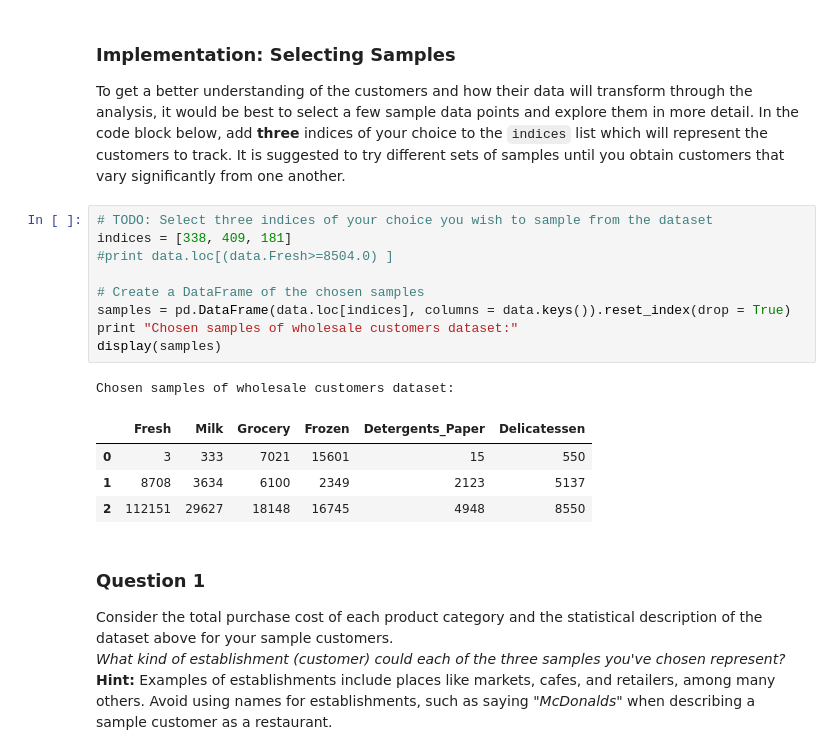
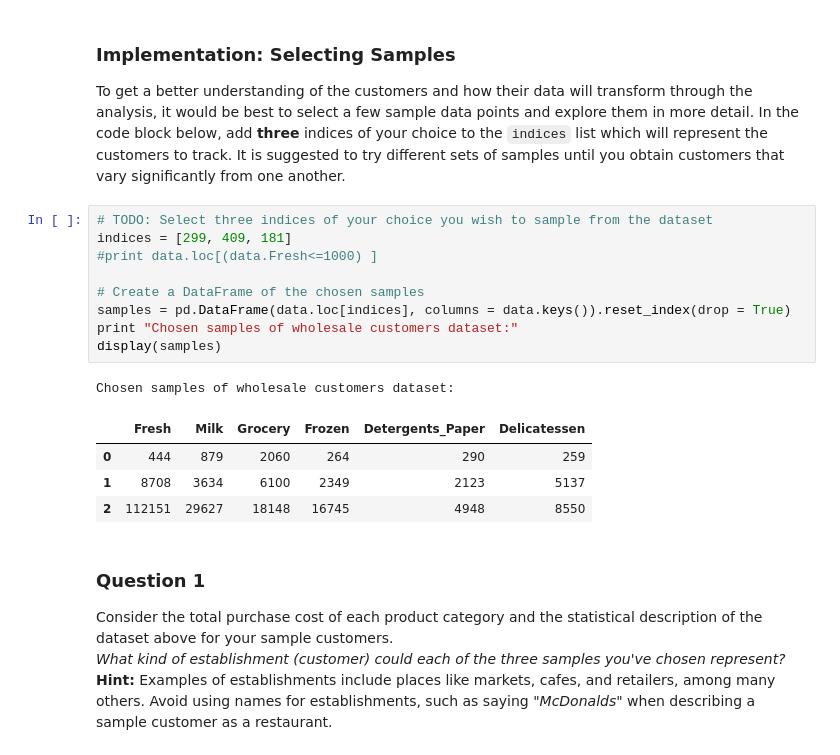
Before and after one commit to H2OLab/machine-learning, a Jupyter notebook: projects/customer_segments/customer_segments.ipynb, the cells around one changed output. Saved outputs shown, nothing was run; the diff lists cells and outputs as text.

```diff
--- a/projects/customer_segments/customer_segments.ipynb
+++ b/projects/customer_segments/customer_segments.ipynb
@@ -61,17 +61,17 @@ display(data.describe())
 To get a better understanding of the customers and how their data will transform through the analysis, it would be best to select a few sample data points and explore them in more detail. In the code block below, add **three** indices of your choice to the `indices` list which will represent the customers to track. It is suggested to try different sets of samples until you obtain customers that vary significantly from one another.
 # %%
 # TODO: Select three indices of your choice you wish to sample from the dataset
-indices = [338, 409, 181]
-#print data.loc[(data.Fresh>=8504.0) ]
+indices = [299, 409, 181]
+#print data.loc[(data.Fresh<=1000) ]
 
 # Create a DataFrame of the chosen samples
 samples = pd.DataFrame(data.loc[indices], columns = data.keys()).reset_index(drop = True)
 print "Chosen samples of wholesale customers dataset:"
 display(samples)
 # %% [output]
 Chosen samples of wholesale customers dataset:
 |  | Fresh | Milk | Grocery | Frozen | Detergents_Paper | Delicatessen |
-| 0 | 3 | 333 | 7021 | 15601 | 15 | 550 |
+| 0 | 444 | 879 | 2060 | 264 | 290 | 259 |
 | 1 | 8708 | 3634 | 6100 | 2349 | 2123 | 5137 |
 | 2 | 112151 | 29627 | 18148 | 16745 | 4948 | 8550 |
 # %% [markdown]
```
Also changed, not shown: parts of 16 cells of this notebook.
